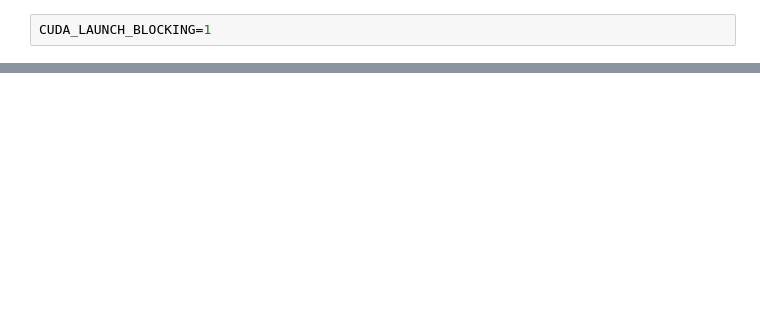
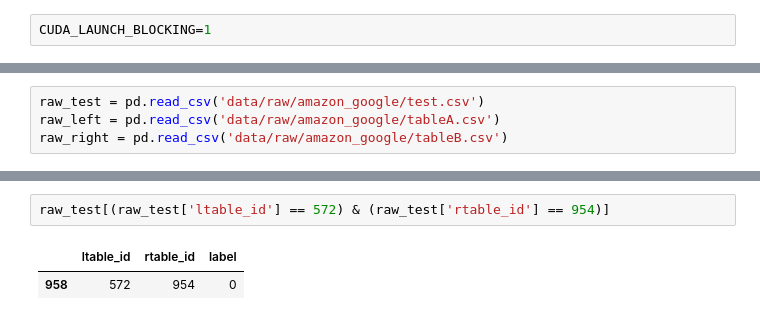
Before and after one commit to damianr13/master-thesis-kth, a Jupyter notebook: notebooks/models_testing.ipynb, the cells around one changed output, grey strips where cells are left out. Saved outputs shown, nothing was run; the diff lists cells and outputs as text; blank space fills up the shorter version.

```diff
--- a/notebooks/models_testing.ipynb
+++ b/notebooks/models_testing.ipynb
@@ -38,0 +149,4 @@ RuntimeError: CUDA error: CUBLAS_STATUS_ALLOC_FAILED when calling `cublasCreate(
+# %%
+raw_test = pd.read_csv('data/raw/amazon_google/test.csv')
+raw_left = pd.read_csv('data/raw/amazon_google/tableA.csv')
+raw_right = pd.read_csv('data/raw/amazon_google/tableB.csv')
@@ -38,0 +196,5 @@ RuntimeError: CUDA error: CUBLAS_STATUS_ALLOC_FAILED when calling `cublasCreate(
+# %%
+raw_test[(raw_test['ltable_id'] == 572) & (raw_test['rtable_id'] == 954)]
+# %% [output]
+|  | ltable_id | rtable_id | label |
+| 958 | 572 | 954 | 0 |
```
Also changed, not shown: parts of 25 cells of this notebook, 1 other file.
